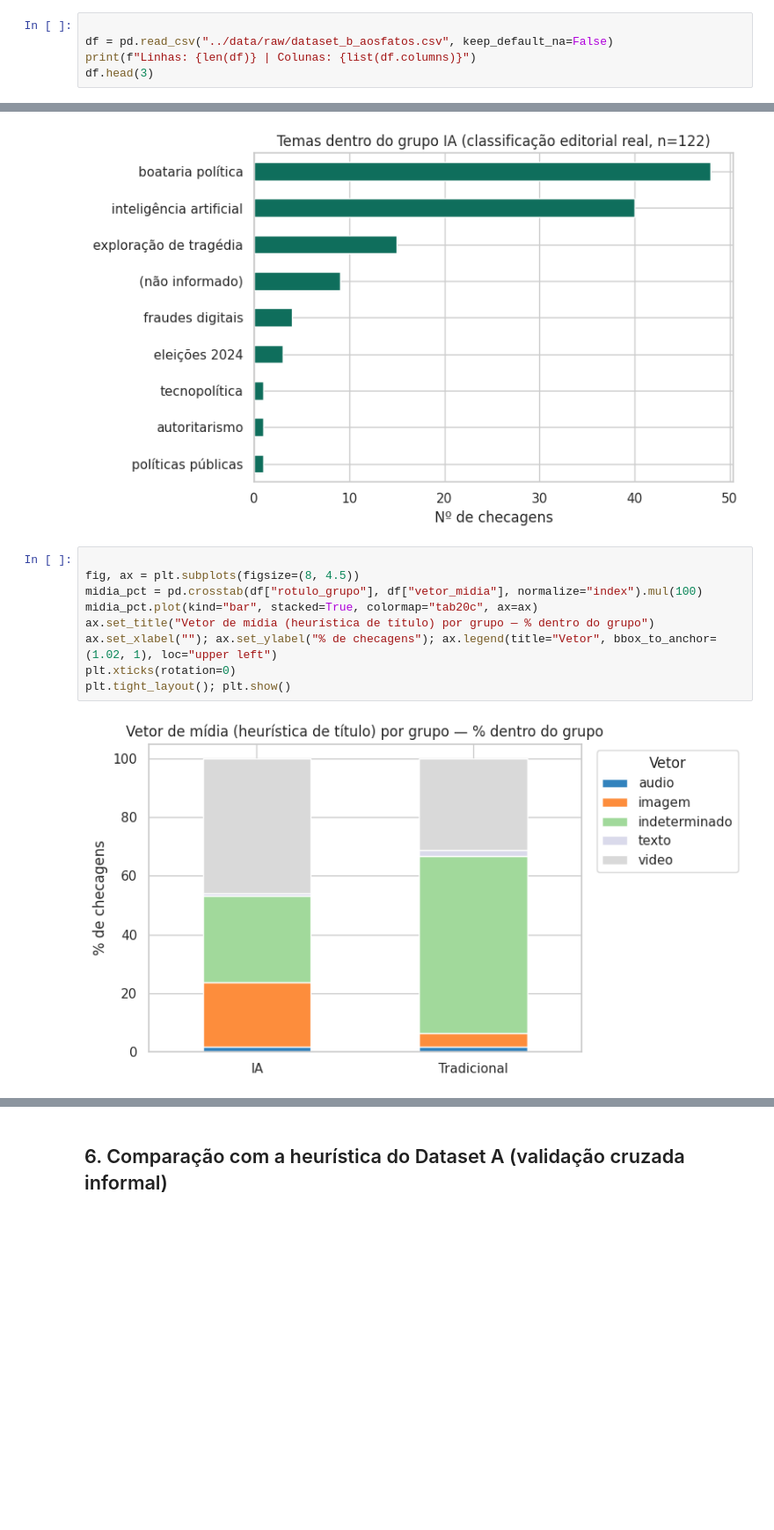
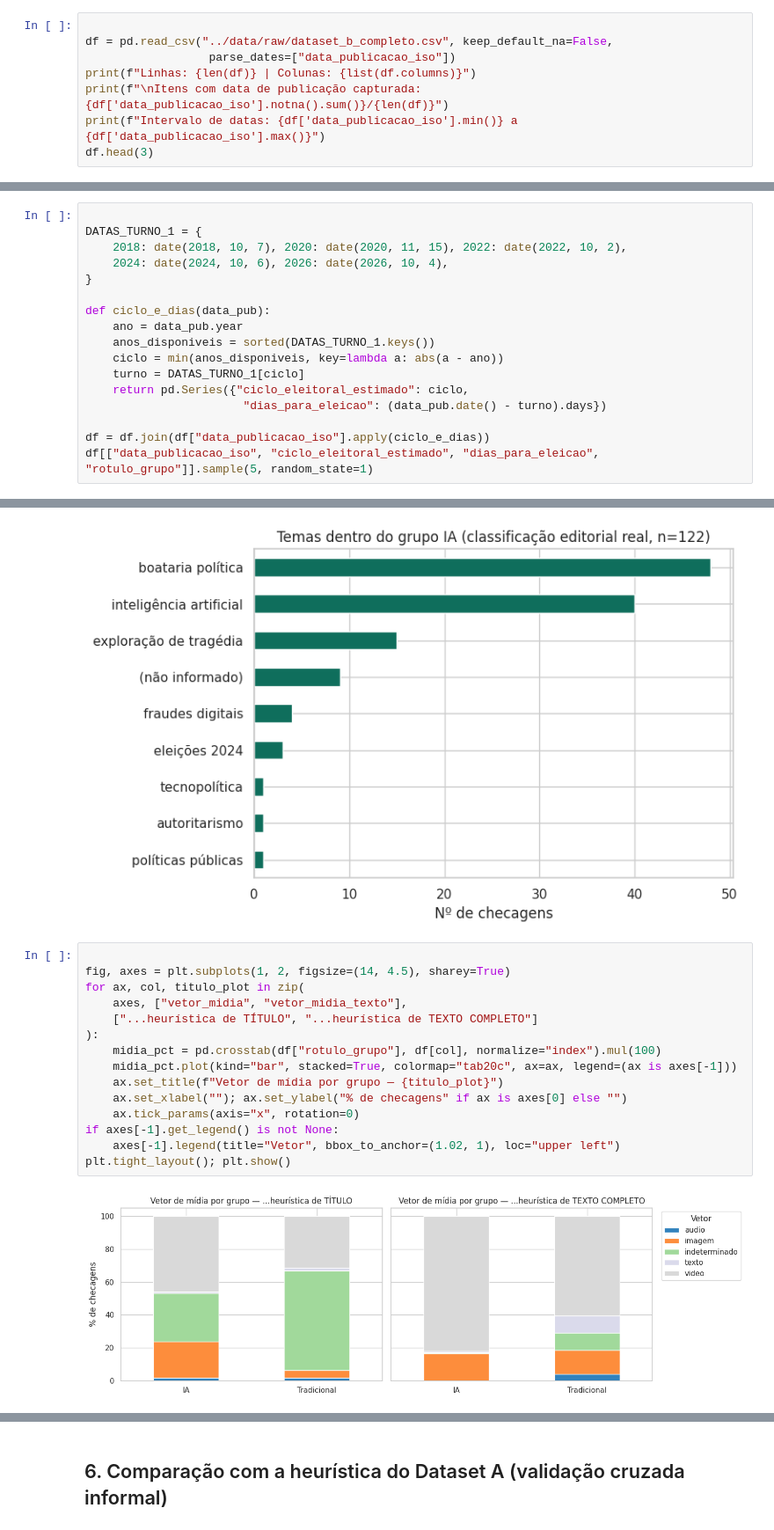
Before and after one commit to jpbezerra/politicAI, a Jupyter notebook: notebooks/02_dataset_b_aosfatos_eda.ipynb, the cells around one changed output, grey strips where cells are left out. Shown at 88% size. Drawn from its saved outputs; the diff is of its cells as text; blank space fills up the shorter version.

```diff
--- a/notebooks/02_dataset_b_aosfatos_eda.ipynb
+++ b/notebooks/02_dataset_b_aosfatos_eda.ipynb
@@ -35,6 +38,9 @@ pd.set_option("display.max_colwidth", 90)
 # %%
 
-df = pd.read_csv("../data/raw/dataset_b_aosfatos.csv", keep_default_na=False)
+df = pd.read_csv("../data/raw/dataset_b_completo.csv", keep_default_na=False,
+                  parse_dates=["data_publicacao_iso"])
 print(f"Linhas: {len(df)} | Colunas: {list(df.columns)}")
+print(f"\nItens com data de publicação capturada: {df['data_publicacao_iso'].notna().sum()}/{len(df)}")
+print(f"Intervalo de datas: {df['data_publicacao_iso'].min()} a {df['data_publicacao_iso'].max()}")
 df.head(3)
 # %% [output]
@@ -145,0 +158,17 @@ Name: count, dtype: int64
+# %%
+
+DATAS_TURNO_1 = {
+    2018: date(2018, 10, 7), 2020: date(2020, 11, 15), 2022: date(2022, 10, 2),
+    2024: date(2024, 10, 6), 2026: date(2026, 10, 4),
+}
+
+def ciclo_e_dias(data_pub):
+    ano = data_pub.year
+    anos_disponiveis = sorted(DATAS_TURNO_1.keys())
+    ciclo = min(anos_disponiveis, key=lambda a: abs(a - ano))
+    turno = DATAS_TURNO_1[ciclo]
+    return pd.Series({"ciclo_eleitoral_estimado": ciclo,
+                       "dias_para_eleicao": (data_pub.date() - turno).days})
+
+df = df.join(df["data_publicacao_iso"].apply(ciclo_e_dias))
+df[["data_publicacao_iso", "ciclo_eleitoral_estimado", "dias_para_eleicao", "rotulo_grupo"]].sample(5, random_state=1)
@@ -332,12 +561,18 @@ plt.tight_layout(); plt.show()
 [figure]
 # %%
 
-fig, ax = plt.subplots(figsize=(8, 4.5))
-midia_pct = pd.crosstab(df["rotulo_grupo"], df["vetor_midia"], normalize="index").mul(100)
-midia_pct.plot(kind="bar", stacked=True, colormap="tab20c", ax=ax)
-ax.set_title("Vetor de mídia (heurística de título) por grupo — % dentro do grupo")
-ax.set_xlabel(""); ax.set_ylabel("% de checagens"); ax.legend(title="Vetor", bbox_to_anchor=(1.02, 1), loc="upper left")
-plt.xticks(rotation=0)
+fig, axes = plt.subplots(1, 2, figsize=(14, 4.5), sharey=True)
+for ax, col, titulo_plot in zip(
+    axes, ["vetor_midia", "vetor_midia_texto"],
+    ["...heurística de TÍTULO", "...heurística de TEXTO COMPLETO"]
+):
+    midia_pct = pd.crosstab(df["rotulo_grupo"], df[col], normalize="index").mul(100)
+    midia_pct.plot(kind="bar", stacked=True, colormap="tab20c", ax=ax, legend=(ax is axes[-1]))
+    ax.set_title(f"Vetor de mídia por grupo — {titulo_plot}")
+    ax.set_xlabel(""); ax.set_ylabel("% de checagens" if ax is axes[0] else "")
+    ax.tick_params(axis="x", rotation=0)
+if axes[-1].get_legend() is not None:
+    axes[-1].legend(title="Vetor", bbox_to_anchor=(1.02, 1), loc="upper left")
 plt.tight_layout(); plt.show()
 # %% [output]
-[figure, old version]
+[figure, new version]
```
Also changed, not shown: parts of 30 cells of this notebook, 11 other files.
